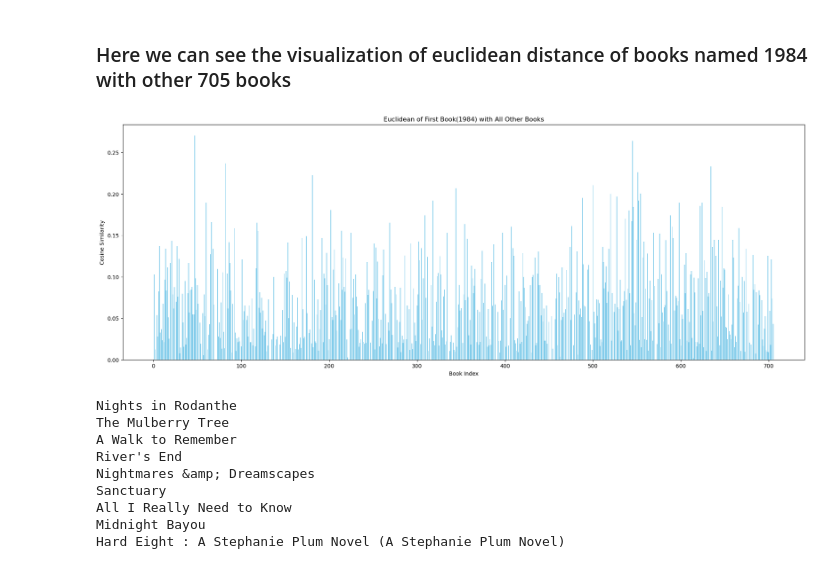
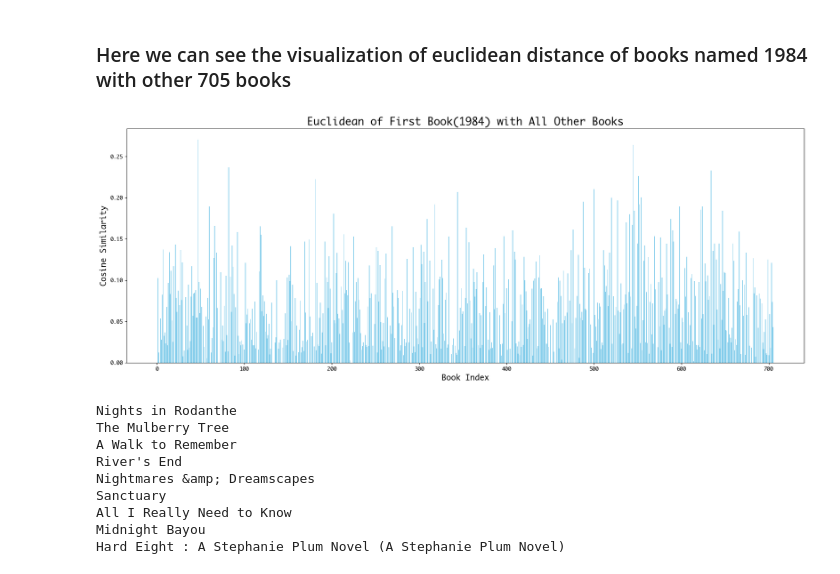
Before and after one commit to karkiayush/SynthBook, a Jupyter notebook: SynthbookMl/notebooks/collaborative_filtering.ipynb, the cells around one changed output. Drawn from its saved outputs; the diff is of its cells as text; code cells hidden in the pictures.

```diff
--- a/SynthbookMl/notebooks/collaborative_filtering.ipynb
+++ b/SynthbookMl/notebooks/collaborative_filtering.ipynb
@@ -330,20 +330,21 @@ array([1.        , 0.10255025, 0.01220856, 0.        , 0.05367224,
 # %%
 # Get the cosine similarity scores for the first book with all other books
 cosine_sim_scores_firstbook = cosine_sim_result[0]
 
 # Create a bar plot
 plt.figure(figsize=(23, 8))
 plt.bar(
     range(1, len(cosine_sim_scores_firstbook)),
     cosine_sim_scores_firstbook[1:],
     color="skyblue",
 )
-plt.xlabel("Book Index")
-plt.ylabel("Cosine Similarity")
-plt.title("Euclidean of First Book(1984) with All Other Books")
+plt.rcParams["font.family"] = "Monaco"
+plt.xlabel("Book Index", fontsize=15)
+plt.ylabel("Cosine Similarity", fontsize=15)
+plt.title("Euclidean of First Book(1984) with All Other Books", fontsize=20)
 plt.show()
 # %% [output]
-[figure, old version]
+[figure, new version]
 # %%
 """ Creating a method that takes the books name and returns us books with nearest distance in context of the euclidean distance """
 def recommend_book(book_name):
```
Also changed, not shown: parts of 2 cells of this notebook, 2 other files.
